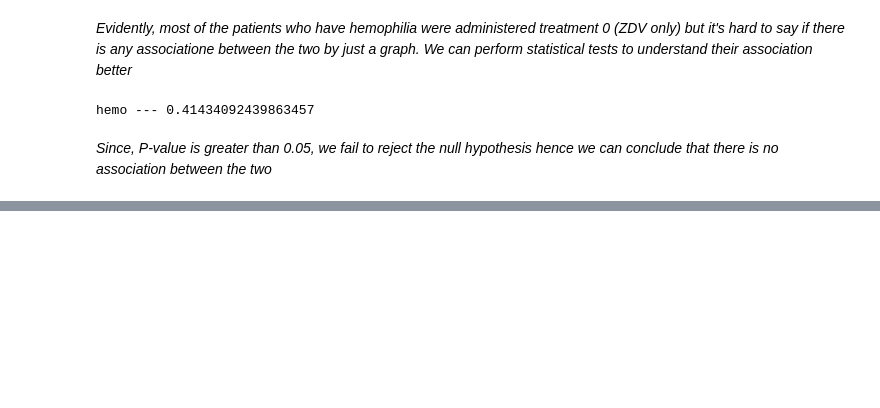
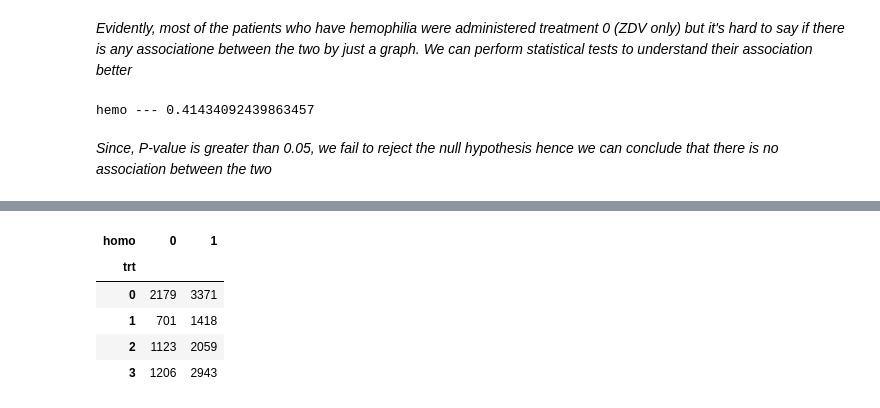
Before and after one commit to NityaVerma19/EDA-AIDS-virus-infection, a Jupyter notebook: eda-insights-on-aids-infection.ipynb, the cells around one changed output, grey strips where cells are left out. Drawn from its saved outputs; the diff is of its cells as text; code cells hidden in the pictures; blank space fills up the shorter version.

Commit message:
trt vs homo

```diff
--- a/eda-insights-on-aids-infection.ipynb
+++ b/eda-insights-on-aids-infection.ipynb
@@ -2299,0 +2310,9 @@ hemo --- 0.41434092439863457
+# %%
+pd.crosstab(df['trt'], df['homo'])
+# %% [output]
+| homo | 0 | 1 |
+| trt |  |  |
+| 0 | 2179 | 3371 |
+| 1 | 701 | 1418 |
+| 2 | 1123 | 2059 |
+| 3 | 1206 | 2943 |
```
Also changed, not shown: parts of 7 cells of this notebook.
